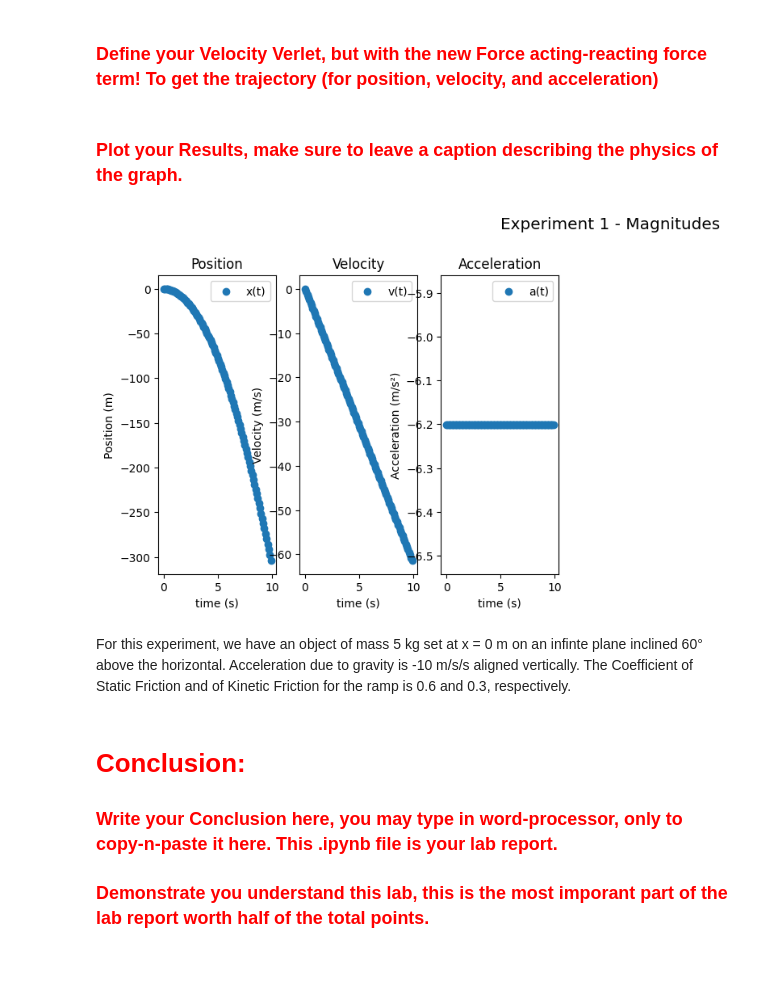
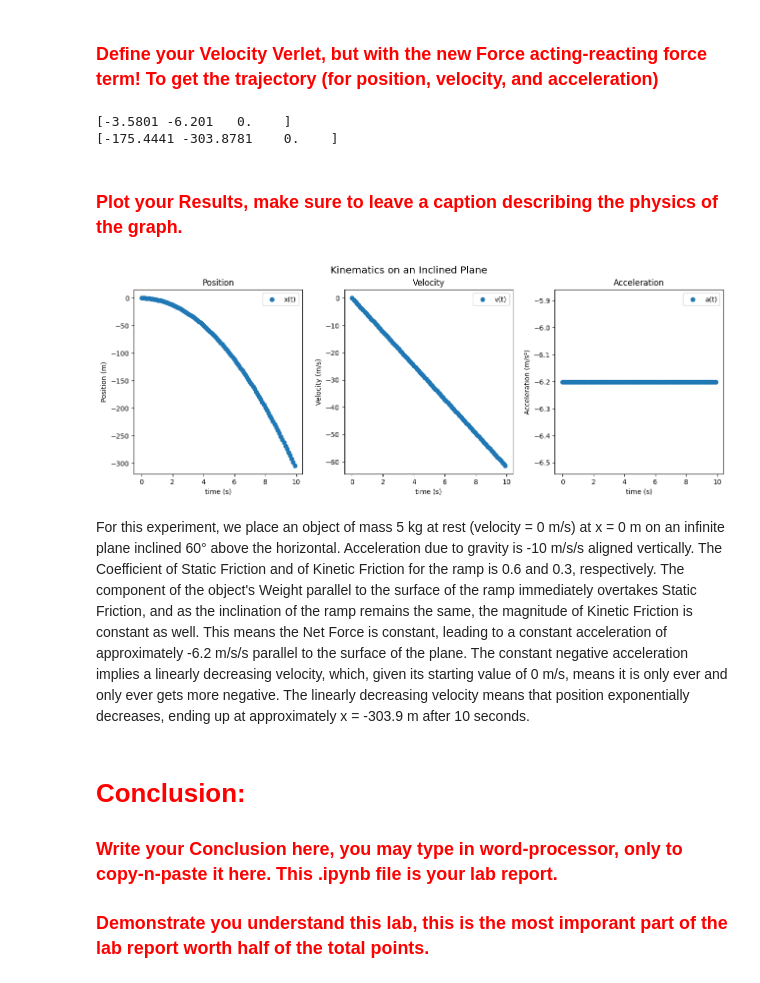
Before and after one commit to CalebAnderson22/PHY122, a Jupyter notebook: N3L_Anderson.ipynb, the cells around one changed output. Cells and saved outputs as stored; diff of their text form; code cells hidden in the pictures.

```diff
--- a/N3L_Anderson.ipynb
+++ b/N3L_Anderson.ipynb
@@ -231,32 +231,39 @@ for t in range(1,len(time)): ## iteratively run algorithm for all entries (for a
     x_t[t] = x_t[t-1] + v_t[t-1] * dt + a_t[t-1] * dt*dt/2 ## Velocity-Verlet Step 1 : find new position from old data
     a_t[t] = (Ramp(θ, μs, μk, f_t_act[t]) + f_t_act[t] )/mass ## compute new acceleration from the net-force
     v_t[t] = v_t[t-1] + (a_t[t-1] + a_t[t]) * dt/2 ## compute new velocity
+
+print(a_t[1])
+print(x_t[99])
+# %% [output]
+[-3.5801 -6.201   0.    ]
+[-175.4441 -303.8781    0.    ]
 # %% [markdown]
 ###  <font color='Red'> Plot your Results, make sure to leave a caption describing the physics of the graph. </font>
 # %%
 fig, (ax1, ax2, ax3) = plt.subplots(1, 3)
-fig.text(1, 1, "Experiment 1 - Magnitudes", ha='center', fontsize='x-large')
+fig.text(1, 1, "Kinematics on an Inclined Plane", ha='center', fontsize='x-large')
+fig.subplots_adjust(hspace=0.01, wspace=0.25, right=2, top=0.93, bottom=0.15)
 
 ax1.scatter(time, x_t[:,1], label="x(t)")
 ax1.legend(loc="upper right")
 ax1.set_title("Position")
 ax1.set(xlabel='time (s)', ylabel='Position (m)')
 
 ax2.scatter(time, v_t[:,1], label="v(t)")
 ax2.legend(loc="upper right")
 ax2.set_title("Velocity")
 ax2.set(xlabel='time (s)', ylabel='Velocity (m/s)')
 
 ax3.scatter(time, a_t[:,1], label="a(t)")
 ax3.legend(loc="upper right")
 ax3.set_title("Acceleration")
 ax3.set(xlabel='time (s)', ylabel='Acceleration (m/s\u00b2)')
 
 fig.show()
 # %% [output]
-[figure, old version]
+[figure, new version]
 # %% [markdown]
-For this experiment, we have an object of mass 5 kg set at x = 0 m on an infinte plane inclined 60° above the horizontal. Acceleration due to gravity is -10 m/s/s aligned vertically. The Coefficient of Static Friction and of Kinetic Friction for the ramp is 0.6 and 0.3, respectively.
+For this experiment, we place an object of mass 5 kg at rest (velocity = 0 m/s) at x = 0 m on an infinite plane inclined 60° above the horizontal. Acceleration due to gravity is -10 m/s/s aligned vertically. The Coefficient of Static Friction and of Kinetic Friction for the ramp is 0.6 and 0.3, respectively. The component of the object's Weight parallel to the surface of the ramp immediately overtakes Static Friction, and as the inclination of the ramp remains the same, the magnitude of Kinetic Friction is constant as well. This means the Net Force is constant, leading to a constant acceleration of approximately -6.2 m/s/s parallel to the surface of the plane. The constant negative acceleration implies a linearly decreasing velocity, which, given its starting value of 0 m/s, means it is only ever and only ever gets more negative. The linearly decreasing velocity means that position exponentially decreases, ending up at approximately x = -303.9 m after 10 seconds.
 # %% [markdown]
 #  <font color='Red'> **Conclusion:** </font>
 
```
Also changed, not shown: parts of 2 cells of this notebook.
